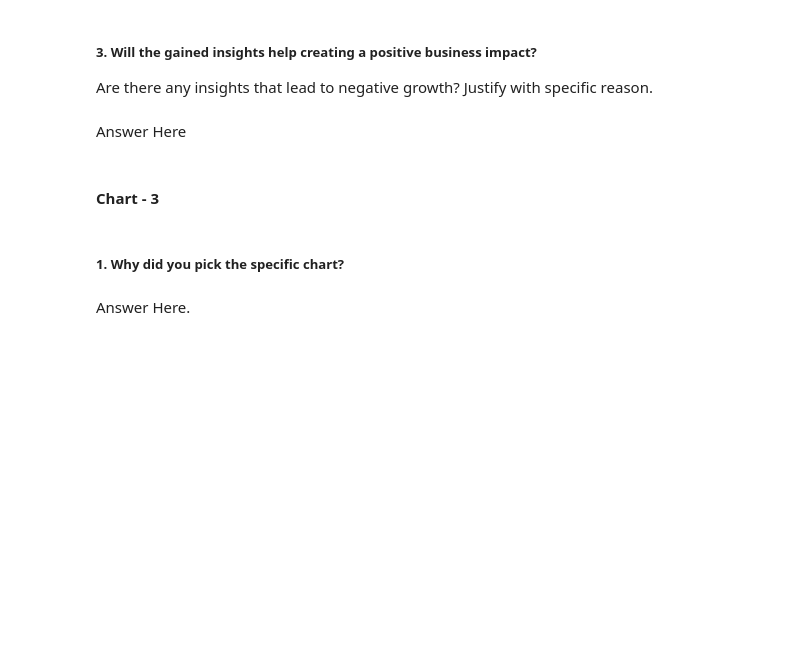
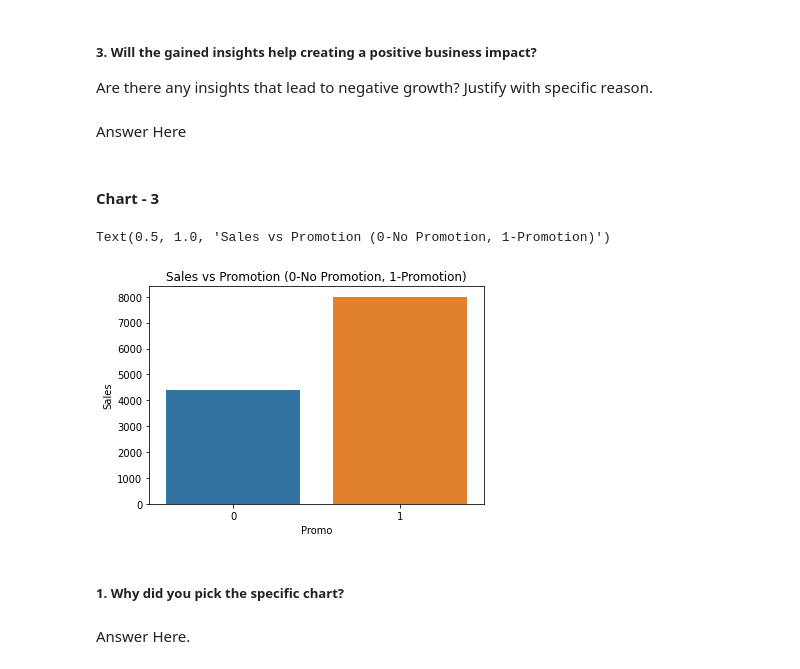
Before and after one commit to Shahrukh2016/Retail_Sales_Prediction, a Jupyter notebook: IndividualColab_RetailSalesPrediction.ipynb, the cells around one changed output. Saved outputs shown, nothing was run; the diff lists cells and outputs as text; code cells hidden in the pictures; blank space fills up the shorter version.

```diff
--- a/IndividualColab_RetailSalesPrediction.ipynb
+++ b/IndividualColab_RetailSalesPrediction.ipynb
@@ -578,3 +690,10 @@ Answer Here
+# %%
+# Chart - 3 visualization code
+ax= sns.barplot(x=df["Promo"], y=df["Sales"])
+plt.title("Sales vs Promotion (0-No Promotion, 1-Promotion)")
+# %% [output]
+Text(0.5, 1.0, 'Sales vs Promotion (0-No Promotion, 1-Promotion)')
+[figure, added]
 # %% [markdown]
 ##### 1. Why did you pick the specific chart?
 # %% [markdown]
```
Also changed, not shown: parts of 23 cells of this notebook.
